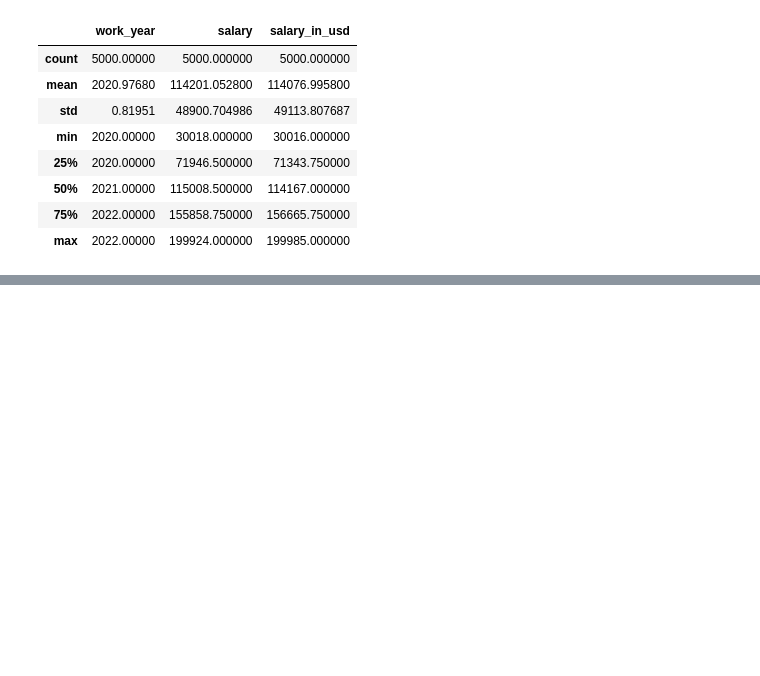
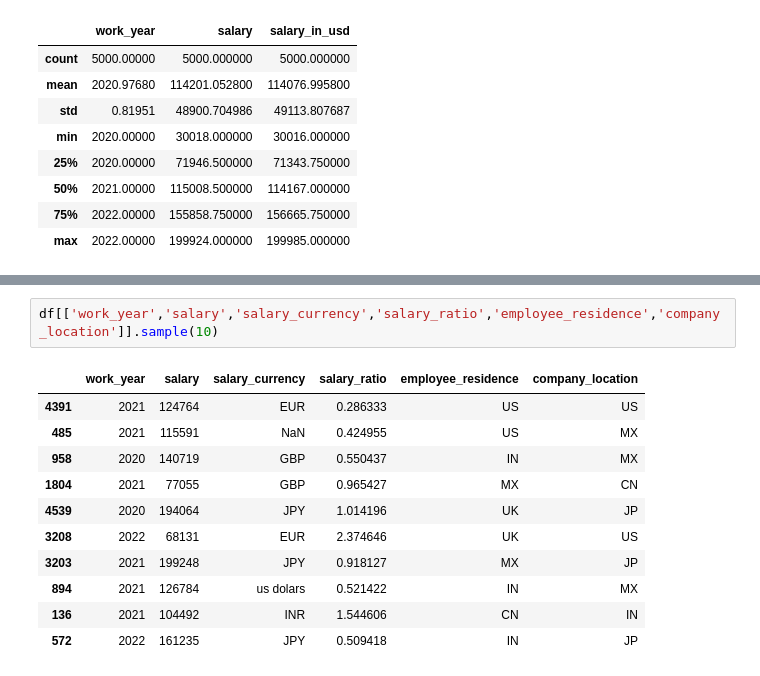
Before and after one commit to princealexanderm/ICT_DAS_Prince_Alex, a Jupyter notebook: ICT_internship_employee_salary_prediction.ipynb, the cells around one changed output, grey strips where cells are left out. Drawn from its saved outputs; the diff is of its cells as text; blank space fills up the shorter version.

```diff
--- a/ICT_internship_employee_salary_prediction.ipynb
+++ b/ICT_internship_employee_salary_prediction.ipynb
@@ -531,0 +585,14 @@ df.describe()
+# %%
+df[['work_year','salary','salary_currency','salary_ratio','employee_residence','company_location']].sample(10)
+# %% [output]
+|  | work_year | salary | salary_currency | salary_ratio | employee_residence | company_location |
+| 4391 | 2021 | 124764 | EUR | 0.286333 | US | US |
+| 485 | 2021 | 115591 | NaN | 0.424955 | US | MX |
+| 958 | 2020 | 140719 | GBP | 0.550437 | IN | MX |
+| 1804 | 2021 | 77055 | GBP | 0.965427 | MX | CN |
+| 4539 | 2020 | 194064 | JPY | 1.014196 | UK | JP |
+| 3208 | 2022 | 68131 | EUR | 2.374646 | UK | US |
+| 3203 | 2021 | 199248 | JPY | 0.918127 | MX | JP |
+| 894 | 2021 | 126784 | us dolars | 0.521422 | IN | MX |
+| 136 | 2021 | 104492 | INR | 1.544606 | CN | IN |
+| 572 | 2022 | 161235 | JPY | 0.509418 | IN | JP |
```
Also changed, not shown: parts of 35 cells of this notebook.
